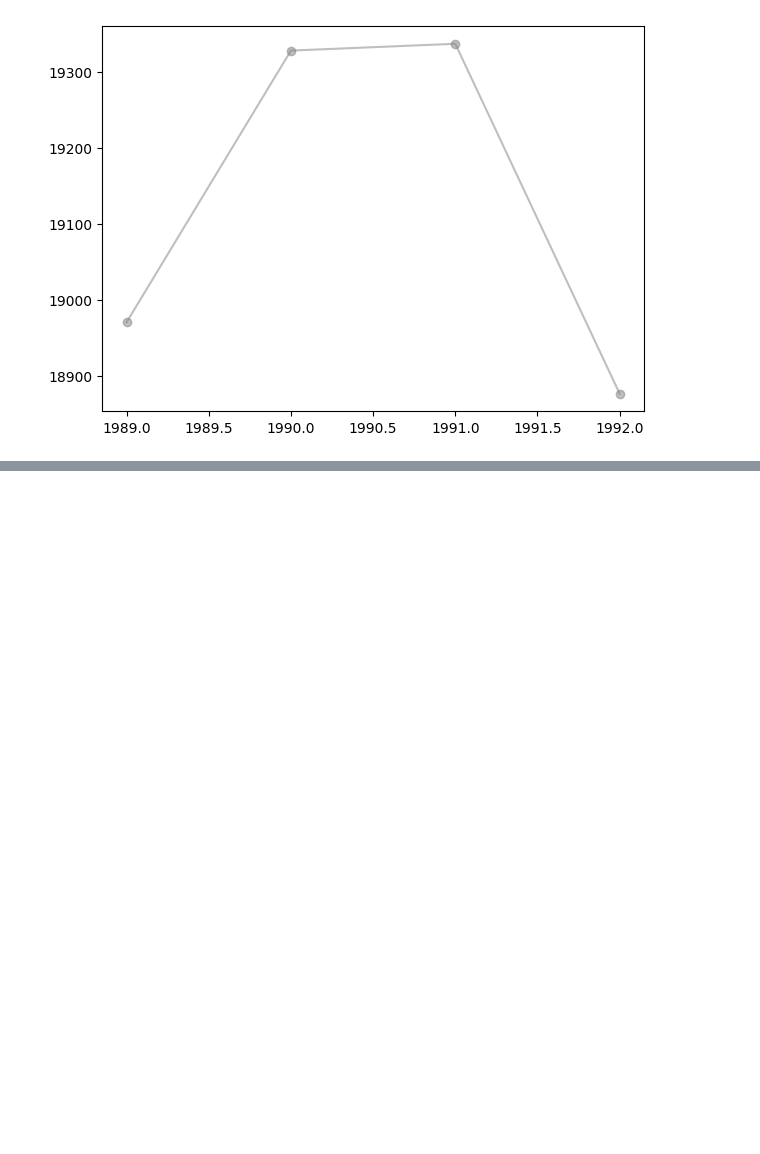
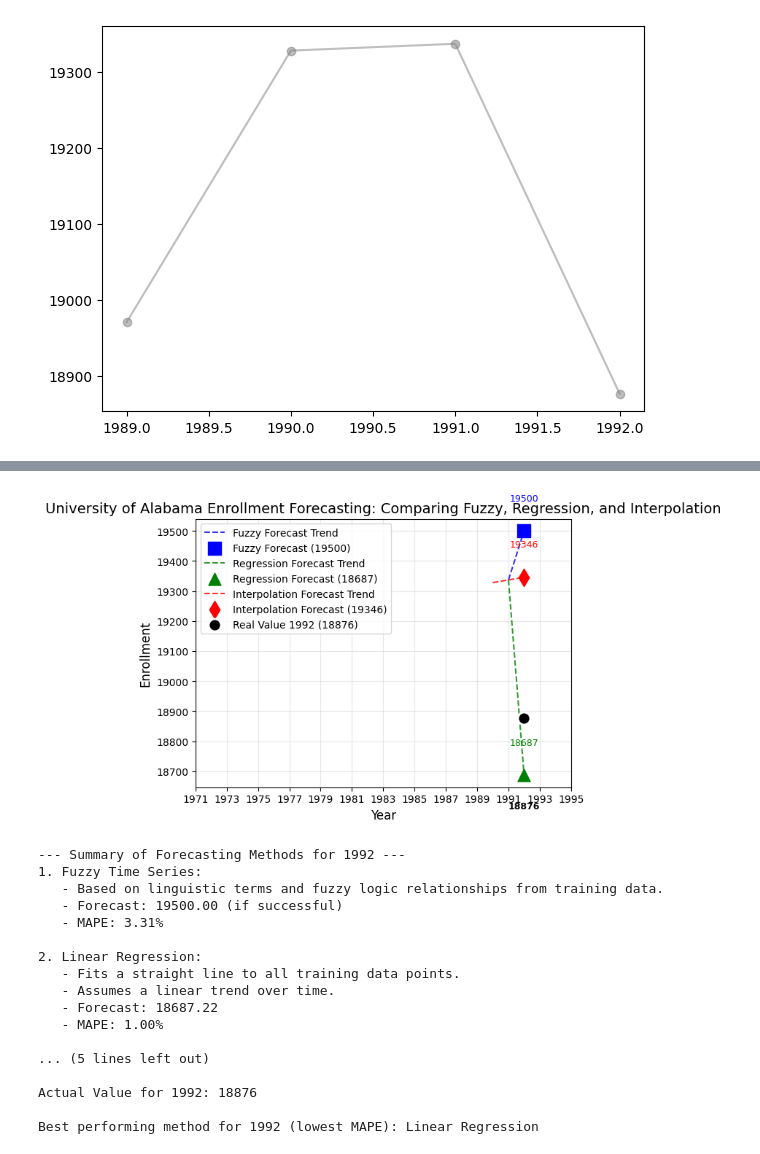
Before and after one commit to D2718281828nis/Fuzzy-Regression, a Jupyter notebook: example Fuzzy timeseries forecast.ipynb, the cells around one changed output, grey strips where cells are left out. Saved outputs shown, nothing was run; the diff lists cells and outputs as text; code cells hidden in the pictures; blank space fills up the shorter version.

```diff
--- a/example Fuzzy timeseries forecast.ipynb
+++ b/example Fuzzy timeseries forecast.ipynb
@@ -406,18 +415,6 @@ plt.plot(view_years, full_historical_data[-len(view_years):], marker='o', linest
 # %%
 
-# --- Visualization: Final Comparison Plot ---
-plt.figure(figsize=(14, 8))
-
-# Plot all historical data
-view_years = np.arange(1989, 1990, 1991, 1992)
-plt.plot(view_years, full_historical_data[], marker='o', linestyle='-', color='grey', alpha=0.5, label='All Historical Data')
-
-# Highlight training data
-plt.plot(training_years, training_data, marker='o', linestyle='-', color='black', label='Training Data (1971-1991)', linewidth=2)
-
-# Mark the real value for 1992
-plt.scatter(forecast_year, real_value_1992, color='black', marker='o', s=150, label=f'Real Value {forecast_year} ({real_value_1992})', zorder=5, edgecolors='white', linewidths=2)
-
+#
 # Plot forecasted values
 # Fuzzy Forecast
 if forecasted_value_1992_fuzzy is not None:
@@ -449,6 +446,9 @@ plt.text(forecast_year, forecasted_value_1992_interpolation + 100, f'{forecasted
          color='red', ha='center', fontsize=9)
 plt.text(forecast_year, real_value_1992 - 300, f'{real_value_1992}',
          color='black', ha='center', fontsize=9, weight='bold')
+
+plt.scatter(forecast_year, real_value_1992, color='black', marker='o', s=150, label=f'Real Value {forecast_year} ({real_value_1992})', zorder=5, edgecolors='white', linewidths=2)
+
 
 plt.xlabel('Year', fontsize=12)
 plt.ylabel('Enrollment', fontsize=12)
@@ -461,30 +461,49 @@ plt.show()
 
 # --- Summary ---
 print("\n--- Summary of Forecasting Methods for 1992 ---")
 print("1. Fuzzy Time Series:")
 print("   - Based on linguistic terms and fuzzy logic relationships from training data.")
 print(f"   - Forecast: {forecasted_value_1992_fuzzy:.2f} (if successful)")
 print(f"   - MAPE: {mape_fuzzy:.2f}%")
 
 print("\n2. Linear Regression:")
 print("   - Fits a straight line to all training data points.")
 print("   - Assumes a linear trend over time.")
 print(f"   - Forecast: {forecasted_value_1992_regression:.2f}")
 print(f"   - MAPE: {mape_regression:.2f}%")
 
 print("\n3. Simple Interpolation (Linear Extrapolation):")
 print("   - Uses only the last two training data points to estimate the trend.")
 print("   - Extends the line formed by the last two points.")
 print(f"   - Forecast: {forecasted_value_1992_interpolation:.2f}")
 print(f"   - MAPE: {mape_interpolation:.2f}%")
 
 print(f"\nActual Value for {forecast_year}: {real_value_1992}")
 
 # Determine the best method based on MAPE
 mape_dict = {
     'Fuzzy Time Series': mape_fuzzy,
     'Linear Regression': mape_regression,
     'Simple Interpolation': mape_interpolation
 }
 best_method = min(mape_dict, key=mape_dict.get)
 print(f"\nBest performing method for {forecast_year} (lowest MAPE): {best_method}")
+# %% [output]
+[figure, added]
+--- Summary of Forecasting Methods for 1992 ---
+1. Fuzzy Time Series:
+   - Based on linguistic terms and fuzzy logic relationships from training data.
+   - Forecast: 19500.00 (if successful)
+   - MAPE: 3.31%
+
+2. Linear Regression:
+   - Fits a straight line to all training data points.
+   - Assumes a linear trend over time.
+   - Forecast: 18687.22
+   - MAPE: 1.00%
+
+... (5 lines left out)
+
+Actual Value for 1992: 18876
+
+Best performing method for 1992 (lowest MAPE): Linear Regression
```
Also changed, not shown: parts of 2 cells of this notebook.
